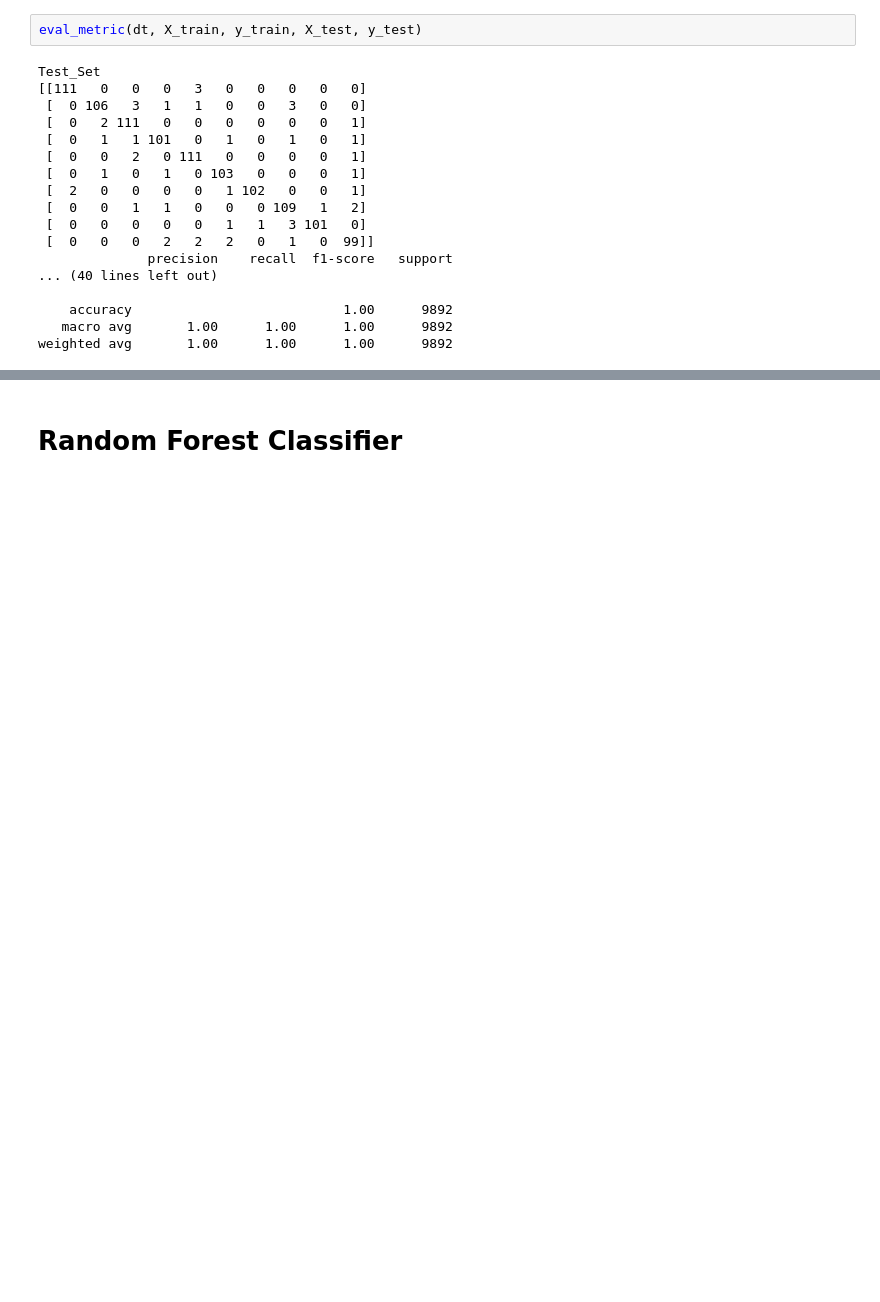
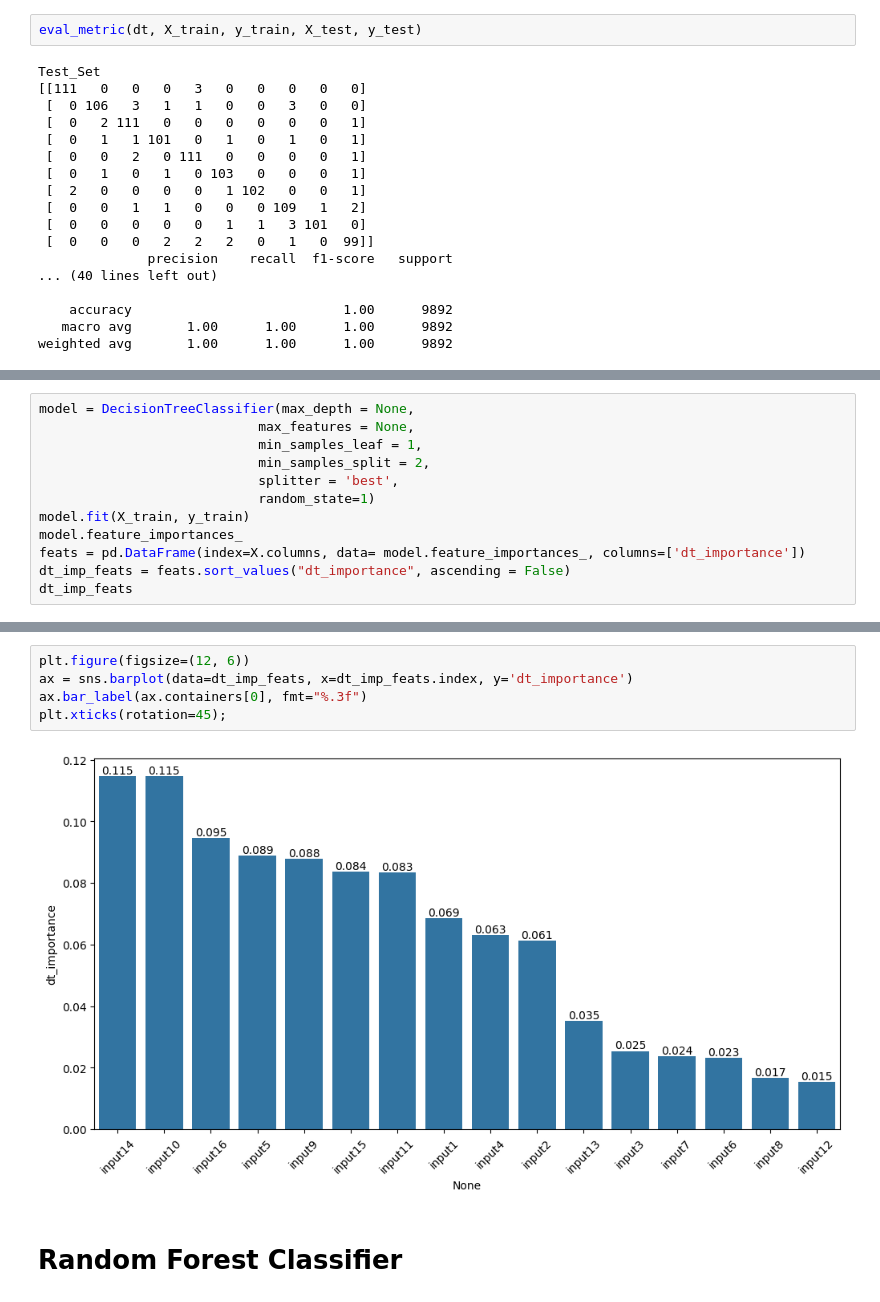
Before and after one commit to ayaramis/DataScience, a Jupyter notebook: Hand Written Digits.ipynb, the cells around one changed output, grey strips where cells are left out. Drawn from its saved outputs; the diff is of its cells as text; blank space fills up the shorter version.

```diff
--- a/Hand Written Digits.ipynb
+++ b/Hand Written Digits.ipynb
@@ -452,0 +455,12 @@ weighted avg       1.00      1.00      1.00      9892
+# %%
+model = DecisionTreeClassifier(max_depth = None,
+                            max_features = None,
+                            min_samples_leaf = 1,
+                            min_samples_split = 2,
+                            splitter = 'best',
+                            random_state=1)
+model.fit(X_train, y_train)
+model.feature_importances_
+feats = pd.DataFrame(index=X.columns, data= model.feature_importances_, columns=['dt_importance'])
+dt_imp_feats = feats.sort_values("dt_importance", ascending = False)
+dt_imp_feats
@@ -453,3 +485,10 @@ weighted avg       1.00      1.00      1.00      9892
+# %%
+plt.figure(figsize=(12, 6))
+ax = sns.barplot(data=dt_imp_feats, x=dt_imp_feats.index, y='dt_importance')
+ax.bar_label(ax.containers[0], fmt="%.3f")
+plt.xticks(rotation=45);
+# %% [output]
+[figure, added]
 # %% [markdown]
 # Random Forest Classifier
 # %%
```
Also changed, not shown: parts of 14 cells of this notebook.
